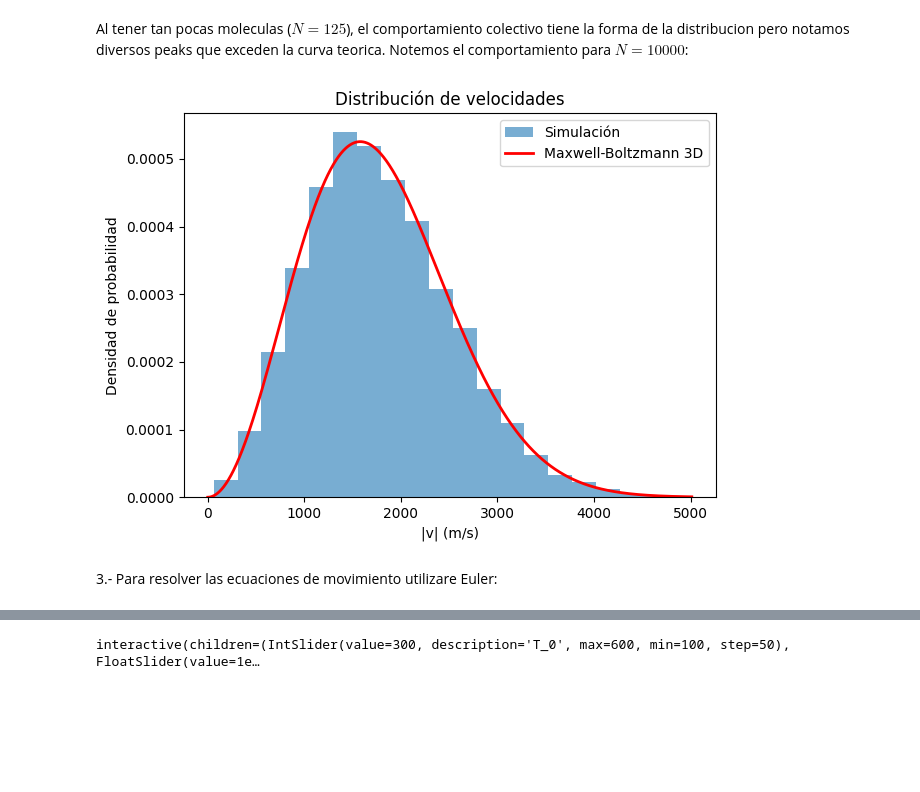
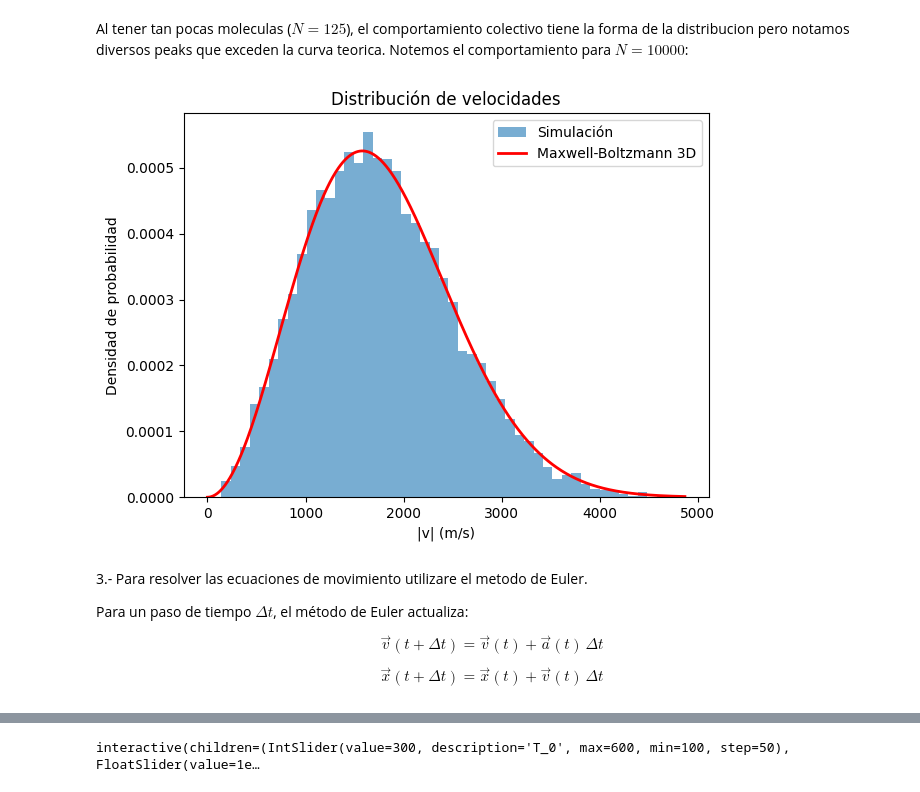
Before and after one commit to AlonsoRecabarren/Computing-Physics, a Jupyter notebook: Homeworks/Homework 1/Problema 4.ipynb, the cells around one changed output, grey strips where cells are left out. Drawn from its saved outputs; the diff is of its cells as text; code cells hidden in the pictures; blank space fills up the shorter version.

```diff
--- a/Homeworks/Homework 1/Problema 4.ipynb
+++ b/Homeworks/Homework 1/Problema 4.ipynb
@@ -177,38 +177,48 @@ N_grande=10000
 
 #Distribucion de velocidades
 
 v=np.zeros((N_grande, 3))                            #Arreglo de ceros para insertar las velocidades
 
 v[:, 0] = np.random.normal(mu, sigma, N_grande)      #Velocidades en x con distribucion de Boltzmann
 v[:, 1] = np.random.normal(mu, sigma, N_grande)
 v[:, 2] = np.random.normal(mu, sigma, N_grande)
 
 v_mag = np.linalg.norm(v, axis=1)             #np.linalg.norm calcula la norma o modulo de cada velocidad v_{i}
 v_ejes = np.linspace(0, np.max(v_mag), 1000)  #Se crea un arreglo de la magnitud de las velocidad desde 0 hasta la maxima magnitud, con 1000 puntos
 
 #Distribucion teorica 3D Maxwell-Boltzmann
 
 A =4*np.pi * (m / (2*np.pi*k_B*T_0))**(3/2)                       #Constante
 dist_MB=A * v_ejes**2 *np.exp(-m* v_ejes**2 / (2*k_B*T_0))        #Distribucion de Maxwell-Boltzmann para temperatuta T=300K
 
 #Grafico
 
 plt.figure()
 
-plt.hist(v_mag, bins=20, density=True, alpha=0.6, label="Simulación")                #Construccion del histograma de simulacion con 20 intervalos (bins), densidad de probabilidad positiva y superposicion del histograma y la curva teorica
-plt.plot(v_ejes, dist_MB, 'r', linewidth=2, label="Maxwell-Boltzmann 3D")            #Curva teorica 3D de MB
+plt.hist(v_mag, bins=50, density=True, alpha=0.6, label="Simulación")
+plt.plot(v_ejes, dist_MB, 'r', linewidth=2, label="Maxwell-Boltzmann 3D")
 
 plt.title("Distribución de velocidades")
 plt.xlabel("|v| (m/s)")
 plt.ylabel("Densidad de probabilidad")
 
 plt.legend()
 plt.tight_layout()
 plt.show()
 # %% [output]
-[figure, old version]
+[figure, new version]
 # %% [markdown]
-3.- Para resolver las ecuaciones de movimiento utilizare Euler:
+3.- Para resolver las ecuaciones de movimiento utilizare el metodo de Euler.
+
+Para un paso de tiempo $\Delta t$, el método de Euler actualiza:
+
+$$
+\vec{v}(t+\Delta t) = \vec{v}(t) + \vec{a}(t)\,\Delta t
+$$
+
+$$
+\vec{x}(t+\Delta t) = \vec{x}(t) + \vec{v}(t)\,\Delta t
+$$
 # %%
 Posicion=np.zeros((N,3))             #Reinicio posiciones y velocidades
 Posicion[:, 0]=np.random.rand(N)*Lx
```
Also changed, not shown: parts of 12 cells of this notebook.
